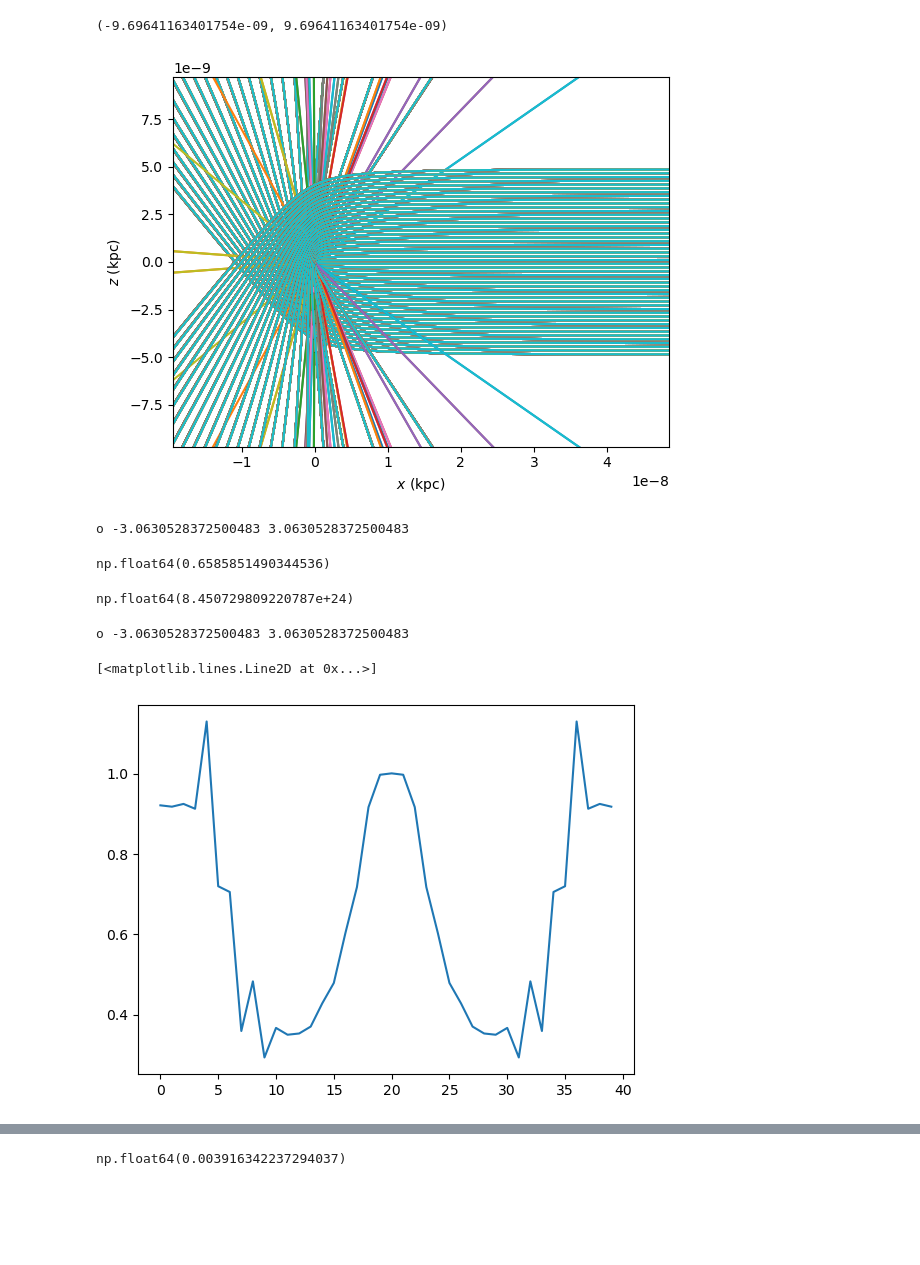
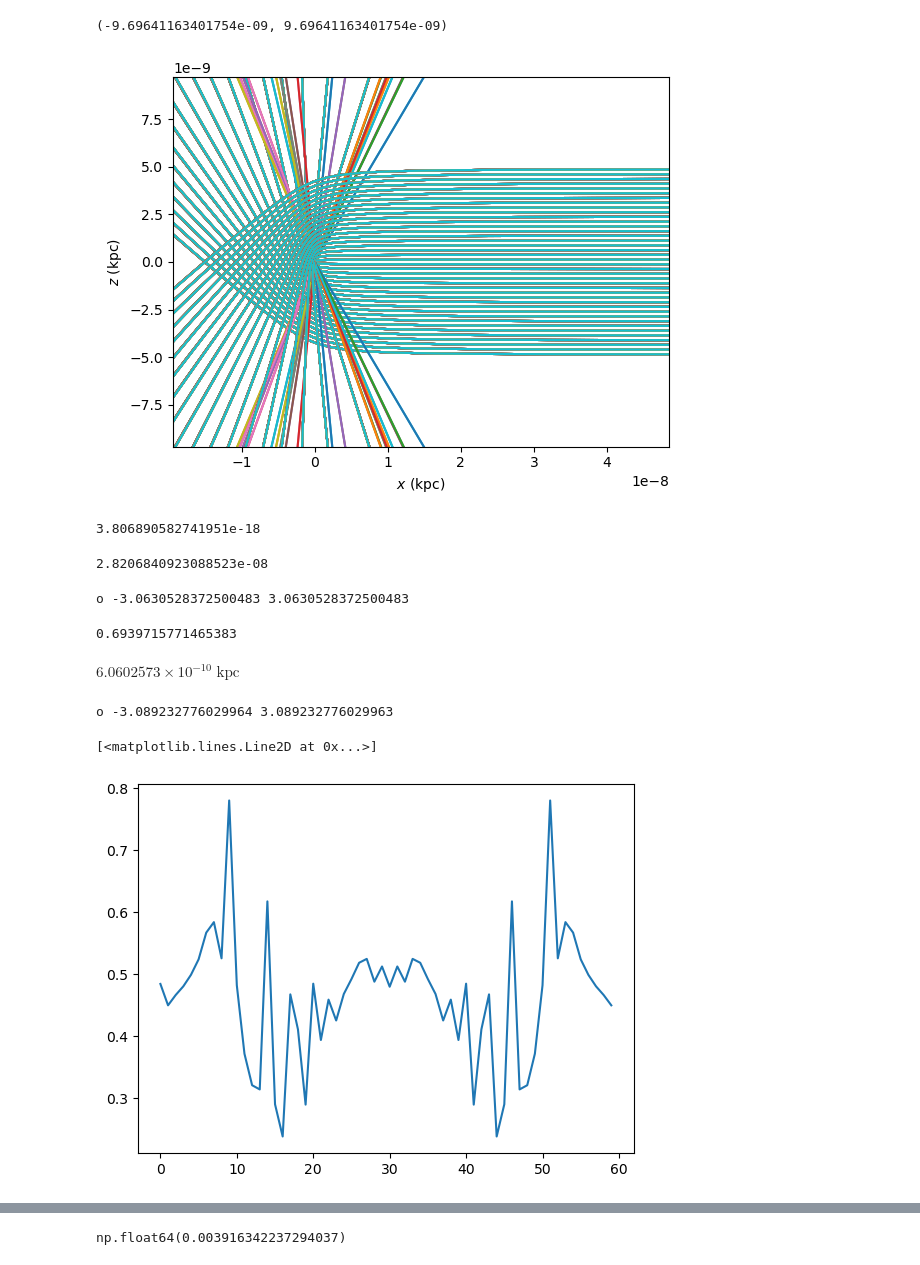
Before and after one commit to shauryagarg145/dark-matter-waves, a Jupyter notebook: solving_trajectories.ipynb, the cells around one changed output, grey strips where cells are left out. Drawn from its saved outputs; the diff is of its cells as text; code cells hidden in the pictures; blank space fills up the shorter version.

```diff
--- a/solving_trajectories.ipynb
+++ b/solving_trajectories.ipynb
@@ -24,10 +24,8 @@ rot = Rotation.from_rotvec(t * normal / norm(normal))
 r = rot.apply(v_c)
 r = r / norm(r) * rs
 # %%
-num = 50
+num = 40
 points = []
-
-esc = np.sqrt(acon.GM_sun * 2/ (rs * u.km)) * 1.5
 
 dist = 1
 
@@ -38,8 +36,13 @@ x = 10 * rs * u.km
 rho = np.sqrt(x*x + y*y)
 phi = np.arctan(y/x)
 
+
+
 for i in range(num):
     for j in range(num):
+        sp = [x.value, y[j].value, z[i].value]
+        esc = np.sqrt(acon.GM_sun * 2/ np.linalg.norm(np.array(sp)) / u.km)
+        esc = np.sqrt(acon.GM_sun * 2/ rs * (1 / 10 + 3) / u.km)
         points.append([rho[j], -esc.to(u.km / u.s), 0 * u.km / u.s, z[i] , 0 * u.km / u.s, phi[j]])
 # %%
 # 1. Initialize the orbit [R, vR, vT, z, vz, phi]
@@ -68,9 +71,17 @@ plt.xlim(-4 * rs_kpc, 10 * rs_kpc)
 plt.ylim(-2 * rs_kpc, 2 * rs_kpc)
 # %% [output]
 (-9.69641163401754e-09, 9.69641163401754e-09)
-[figure, old version]
+[figure, new version]
 # %%
 orbit = o.getOrbit()
+# %%
+np.abs(y).min()
+# %% [output]
+3.806890582741951e-18
+# %%
+y.max()
+# %% [output]
+2.8206840923088523e-08
 # %%
 z = orbit[:, :, 3]
 x = orbit[:, :, 0] * np.cos(orbit[:, :, -1])
@@ -82,7 +93,7 @@ mask1 = np.arctan(z / x)
 mask1[(x < 0) * (z > 0)] = np.pi - np.abs(mask1[(x < 0) * (z > 0)])
 mask1[(x < 0) * (z < 0)] = -np.pi + np.abs(mask1[(x < 0) * (z < 0)])
 
-def denPoints(ri, ro, t1, t2):
+def denPoints(ri, ro, t1, t2, y1, y2):
 
     if t2 > t1:
         dummy = t1
@@ -101,7 +112,7 @@ def denPoints(ri, ro, t1, t2):
 
     area = theta / 2 * (ro ** 2 - ri ** 2)
 
-    mask_r = (mask_ri < ro) * (mask_ri > ri) * (y < 0.1) * (y > -0.1)
+    mask_r = (mask_ri < ro) * (mask_ri > ri) * (y < y2) * (y > y1)
 
     #assuming t1 > t2
     if t2 < t1 - np.pi:
@@ -114,39 +125,41 @@ def denPoints(ri, ro, t1, t2):
     else:
         return ((mask1 <= t1) * (mask1 >= t2) * mask_r).sum() / area
 # %%
-first = denPoints(9.8, 10, np.pi/20, -np.pi/20)
-second = denPoints(0.9, 1.1, np.pi - np.pi/40, -np.pi + np.pi/40)
+first = denPoints(9.8, 10, np.pi/20, -np.pi/20, -5, 5)
+second = denPoints(0.9, 1.1, np.pi - np.pi/40, -np.pi + np.pi/40, -0.05, 0.05)
 first/second
 # %% [output]
 o -3.0630528372500483 3.0630528372500483
-np.float64(0.6585851490344536)
+0.6939715771465383
-# %%
-first
-# %% [output]
-np.float64(8.450729809220787e+24)
+# %%
+(rs * u.km).to(u.kpc) / 8
+# %% [output]
+$6.0602573 \times 10^{-10} \; \mathrm{kpc}$
 # %%
-num = 20
+num = 30
 
 def norm(t):
     if t > np.pi:
         return t - 2 * np.pi
     if t <= -np.pi:
         return t + 2 * np.pi
 
     return t
 
-first = denPoints(9.8, 10, np.pi/40, -np.pi/40)
+first = denPoints(9.8, 10, np.pi/40, -np.pi/40, -5, 5)
+
+y1 = ((0.05 * rs * u.km).to(u.kpc) / 8).value
 
 sec = []
 for i in range(0, num * 2):
     second = denPoints(0.5, 1.5,
                        norm(np.pi/num / 2 + i * np.pi/num),
-                       norm(-np.pi/num / 2 + i * np.pi/num))
+                       norm(-np.pi/num / 2 + i * np.pi/num), -y1, y1)
     sec.append(second/first)
 
 plt.clf()
 plt.plot(sec)
 # %% [output]
-o -3.0630528372500483 3.0630528372500483
+o -3.089232776029964 3.089232776029963
 [<matplotlib.lines.Line2D at 0x...>]
-[figure, old version]
+[figure, new version]
```
Also changed, not shown: parts of 3 cells of this notebook, 4 other files.
